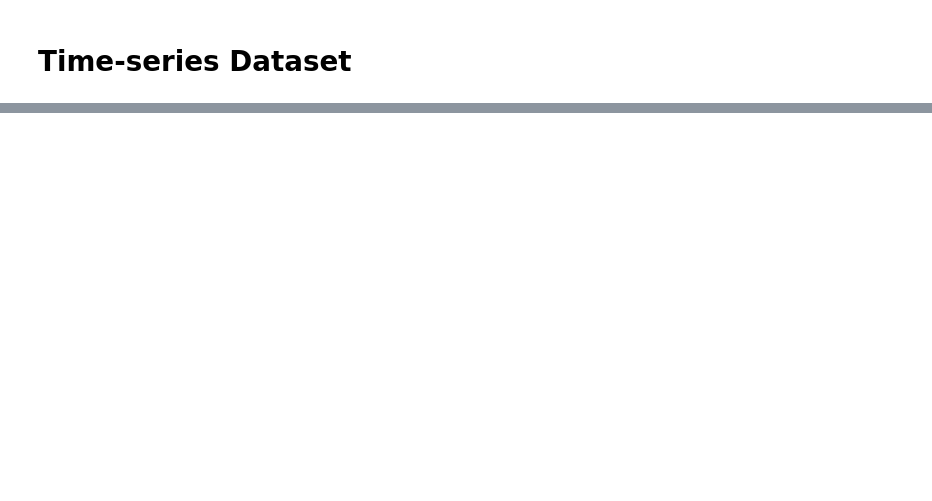
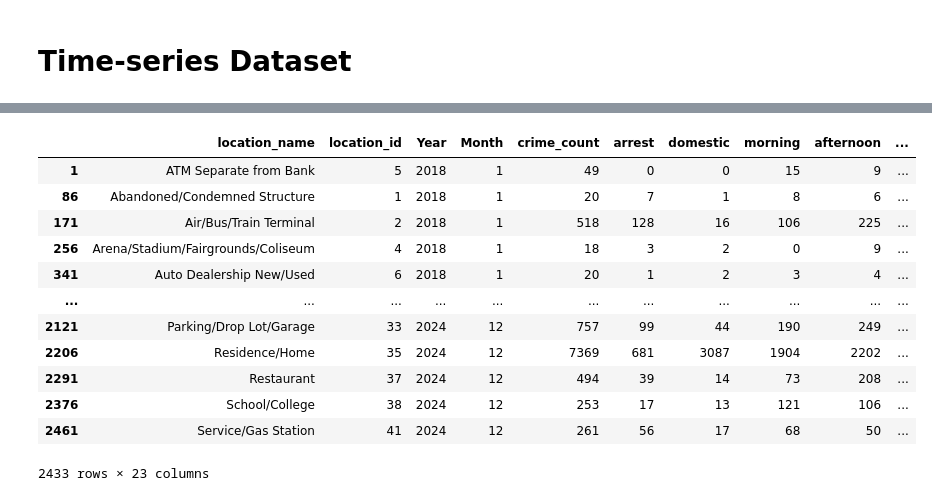
Before and after one commit to Lemonziz/IT5006Project, a Jupyter notebook: data_preprocessing_ziqi.ipynb, the cells around one changed output, grey strips where cells are left out. Cells and saved outputs as stored; diff of their text form; code cells hidden in the pictures; blank space fills up the shorter version.

```diff
--- a/data_preprocessing_ziqi.ipynb
+++ b/data_preprocessing_ziqi.ipynb
@@ -440 +701,20 @@ df_time
+# %%
+df_pct = df_time.copy()
+df_pct["crime_pct_change"] = df_pct["crime_count"].pct_change()
+df_pct = df_pct[df_pct["Year"] >= 2018]
+df_pct.sort_values(["Year", "Month", "location_name"])
+# %% [output]
+|  | location_name | location_id | Year | Month | crime_count | arrest | domestic | morning | afternoon | ... |
+| 1 | ATM Separate from Bank | 5 | 2018 | 1 | 49 | 0 | 0 | 15 | 9 | ... |
+| 86 | Abandoned/Condemned Structure | 1 | 2018 | 1 | 20 | 7 | 1 | 8 | 6 | ... |
+| 171 | Air/Bus/Train Terminal | 2 | 2018 | 1 | 518 | 128 | 16 | 106 | 225 | ... |
+| 256 | Arena/Stadium/Fairgrounds/Coliseum | 4 | 2018 | 1 | 18 | 3 | 2 | 0 | 9 | ... |
+| 341 | Auto Dealership New/Used | 6 | 2018 | 1 | 20 | 1 | 2 | 3 | 4 | ... |
+| ... | ... | ... | ... | ... | ... | ... | ... | ... | ... | ... |
+| 2121 | Parking/Drop Lot/Garage | 33 | 2024 | 12 | 757 | 99 | 44 | 190 | 249 | ... |
+| 2206 | Residence/Home | 35 | 2024 | 12 | 7369 | 681 | 3087 | 1904 | 2202 | ... |
+| 2291 | Restaurant | 37 | 2024 | 12 | 494 | 39 | 14 | 73 | 208 | ... |
+| 2376 | School/College | 38 | 2024 | 12 | 253 | 17 | 13 | 121 | 106 | ... |
+| 2461 | Service/Gas Station | 41 | 2024 | 12 | 261 | 56 | 17 | 68 | 50 | ... |
+2433 rows × 23 columns
 # %%
```
Also changed, not shown: parts of 25 cells of this notebook.
